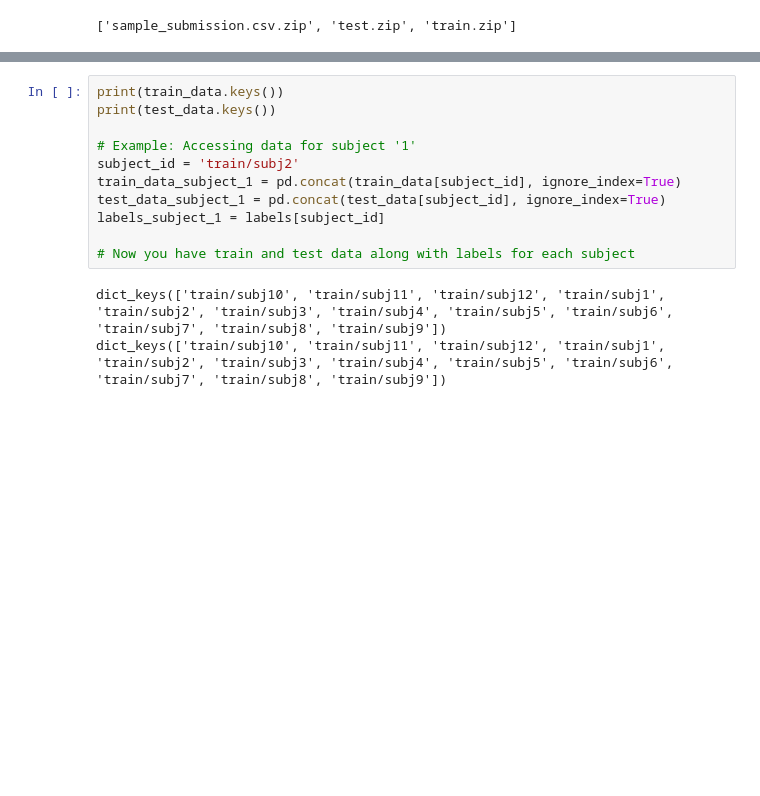
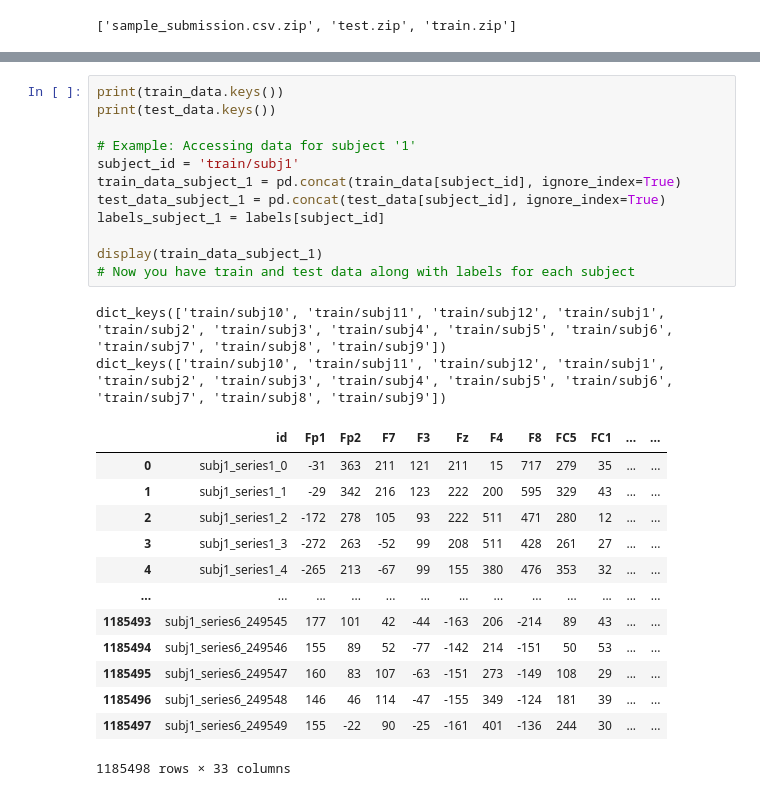
Before and after one commit to Flo909/GraspandLiftDetection, a Jupyter notebook: Copy_of_Assignment_3.ipynb, the cells around one changed output, grey strips where cells are left out. Drawn from its saved outputs; the diff is of its cells as text; blank space fills up the shorter version.

```diff
--- a/Copy_of_Assignment_3.ipynb
+++ b/Copy_of_Assignment_3.ipynb
@@ -135,14 +134,28 @@ series8
 # %%
 print(train_data.keys())
 print(test_data.keys())
 
 # Example: Accessing data for subject '1'
-subject_id = 'train/subj2'
+subject_id = 'train/subj1'
 train_data_subject_1 = pd.concat(train_data[subject_id], ignore_index=True)
 test_data_subject_1 = pd.concat(test_data[subject_id], ignore_index=True)
 labels_subject_1 = labels[subject_id]
 
+display(train_data_subject_1)
 # Now you have train and test data along with labels for each subject
 # %% [output]
 dict_keys(['train/subj10', 'train/subj11', 'train/subj12', 'train/subj1', 'train/subj2', 'train/subj3', 'train/subj4', 'train/subj5', 'train/subj6', 'train/subj7', 'train/subj8', 'train/subj9'])
 dict_keys(['train/subj10', 'train/subj11', 'train/subj12', 'train/subj1', 'train/subj2', 'train/subj3', 'train/subj4', 'train/subj5', 'train/subj6', 'train/subj7', 'train/subj8', 'train/subj9'])
+|  | id | Fp1 | Fp2 | F7 | F3 | Fz | F4 | F8 | FC5 | FC1 | ... | ... |
+| 0 | subj1_series1_0 | -31 | 363 | 211 | 121 | 211 | 15 | 717 | 279 | 35 | ... | ... |
+| 1 | subj1_series1_1 | -29 | 342 | 216 | 123 | 222 | 200 | 595 | 329 | 43 | ... | ... |
+| 2 | subj1_series1_2 | -172 | 278 | 105 | 93 | 222 | 511 | 471 | 280 | 12 | ... | ... |
+| 3 | subj1_series1_3 | -272 | 263 | -52 | 99 | 208 | 511 | 428 | 261 | 27 | ... | ... |
+| 4 | subj1_series1_4 | -265 | 213 | -67 | 99 | 155 | 380 | 476 | 353 | 32 | ... | ... |
+| ... | ... | ... | ... | ... | ... | ... | ... | ... | ... | ... | ... | ... |
+| 1185493 | subj1_series6_249545 | 177 | 101 | 42 | -44 | -163 | 206 | -214 | 89 | 43 | ... | ... |
+| 1185494 | subj1_series6_249546 | 155 | 89 | 52 | -77 | -142 | 214 | -151 | 50 | 53 | ... | ... |
+| 1185495 | subj1_series6_249547 | 160 | 83 | 107 | -63 | -151 | 273 | -149 | 108 | 29 | ... | ... |
+| 1185496 | subj1_series6_249548 | 146 | 46 | 114 | -47 | -155 | 349 | -124 | 181 | 39 | ... | ... |
+| 1185497 | subj1_series6_249549 | 155 | -22 | 90 | -25 | -161 | 401 | -136 | 244 | 30 | ... | ... |
+1185498 rows × 33 columns
```
Also changed, not shown: parts of 1 cell of this notebook.
